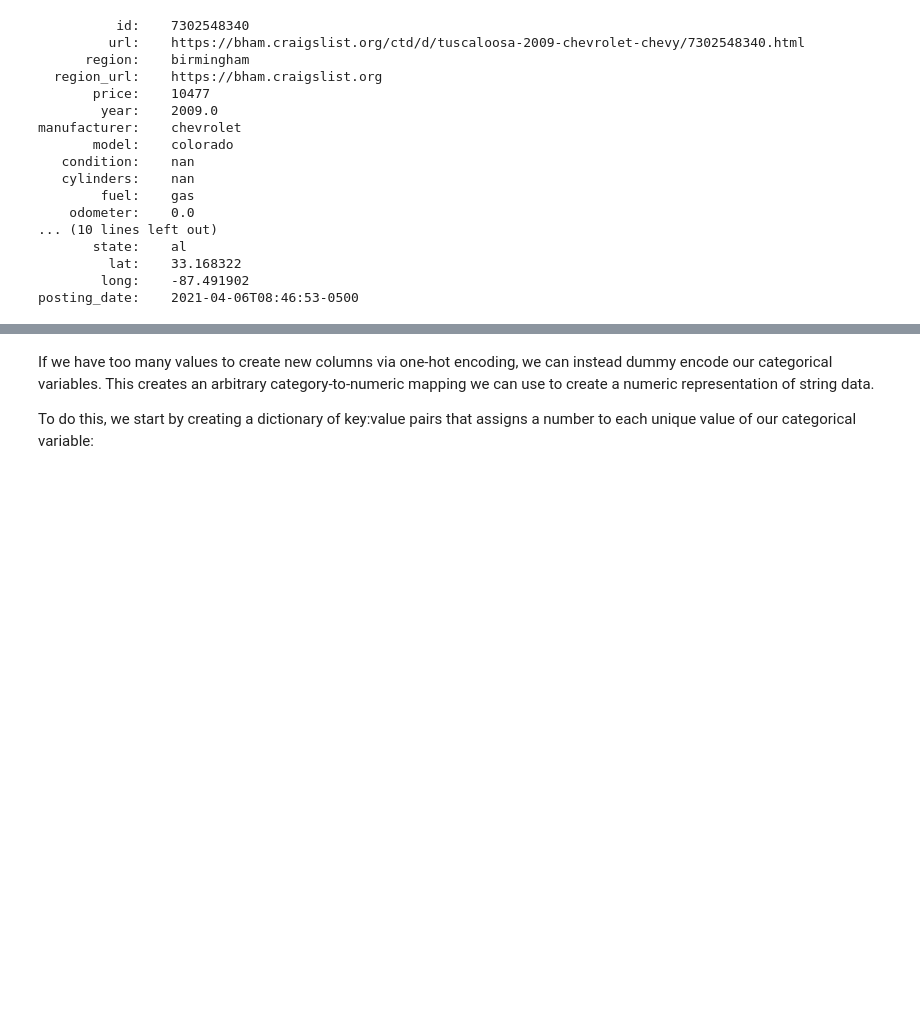
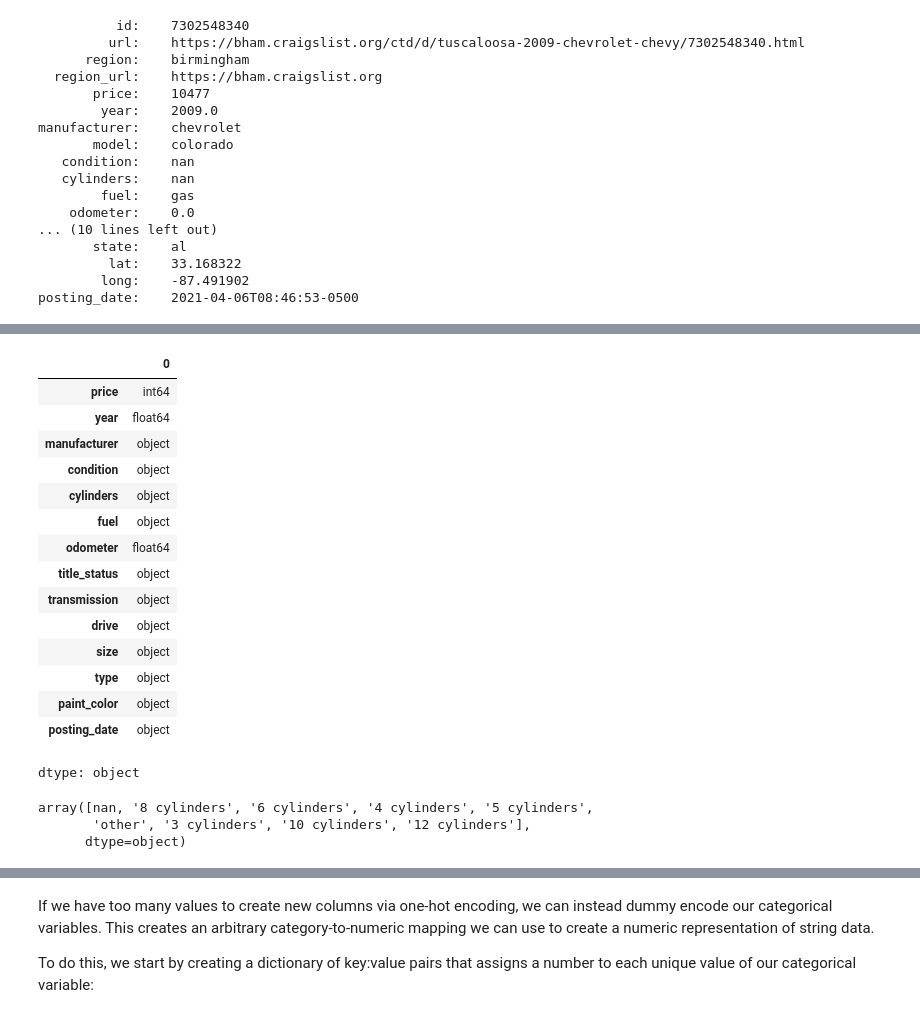
Before and after one commit to wetherc/data-2000, a Jupyter notebook: labs/040_linear-models-lab.ipynb, the cells around one changed output, grey strips where cells are left out. Saved outputs shown, nothing was run; the diff lists cells and outputs as text; code cells hidden in the pictures; blank space fills up the shorter version.

```diff
--- a/labs/040_linear-models-lab.ipynb
+++ b/labs/040_linear-models-lab.ipynb
@@ -369,4 +369,18 @@ manufacturer:    chevrolet
         long:    -87.491902
 posting_date:    2021-04-06T08:46:53-0500
 # %%
-pd.get_dummies(data.loc[data["manufacturer"].notna(), "manufacturer"].head())
+_remove_cols = [
+    "id",
+    "url",
+    "region",
+    "region_url",
+    "model",
+    "VIN",
+    "image_url",
+    "description",
+    "county",
+    "state",
+    "lat",
+    "long"
+]
+data = data.drop(_remove_cols, axis=1)
@@ -379,0 +405,25 @@ pd.get_dummies(data.loc[data["manufacturer"].notna(), "manufacturer"].head())
+# %%
+data.dtypes
+# %% [output]
+|  | 0 |
+| price | int64 |
+| year | float64 |
+| manufacturer | object |
+| condition | object |
+| cylinders | object |
+| fuel | object |
+| odometer | float64 |
+| title_status | object |
+| transmission | object |
+| drive | object |
+| size | object |
+| type | object |
+| paint_color | object |
+| posting_date | object |
+dtype: object
+# %%
+data["cylinders"].unique()
+# %% [output]
+array([nan, '8 cylinders', '6 cylinders', '4 cylinders', '5 cylinders',
+       'other', '3 cylinders', '10 cylinders', '12 cylinders'],
+      dtype=object)
```
Also changed, not shown: parts of 10 cells of this notebook.
